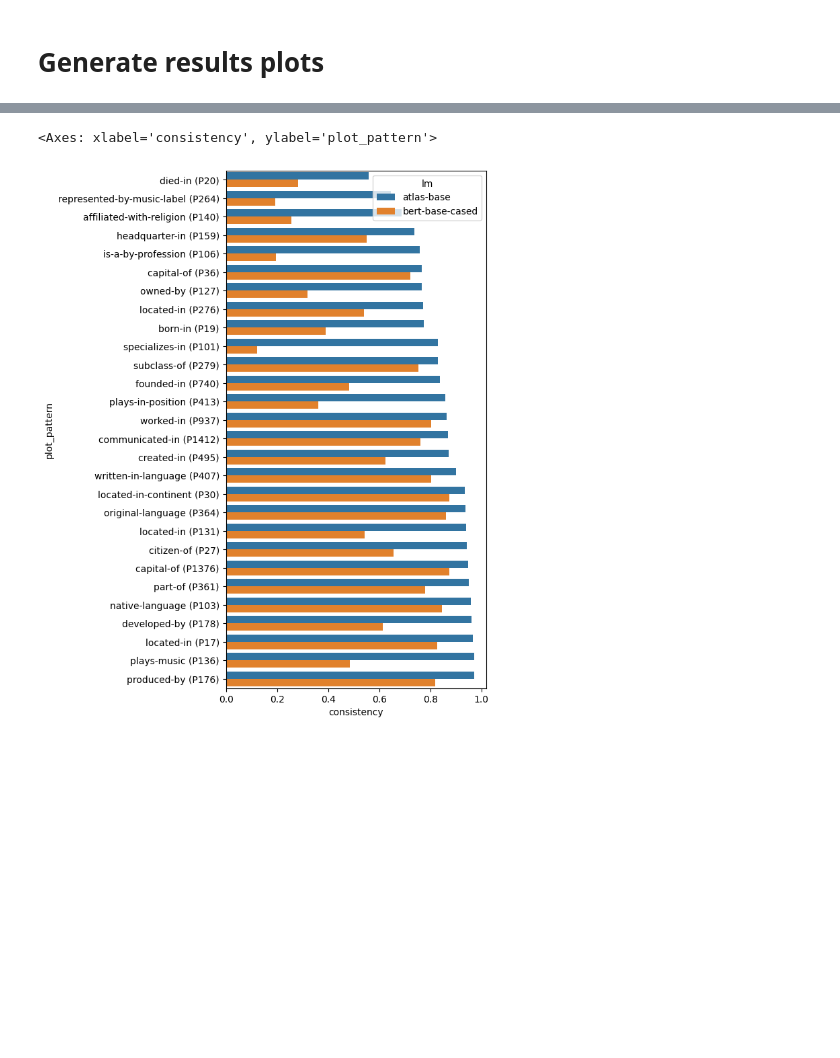
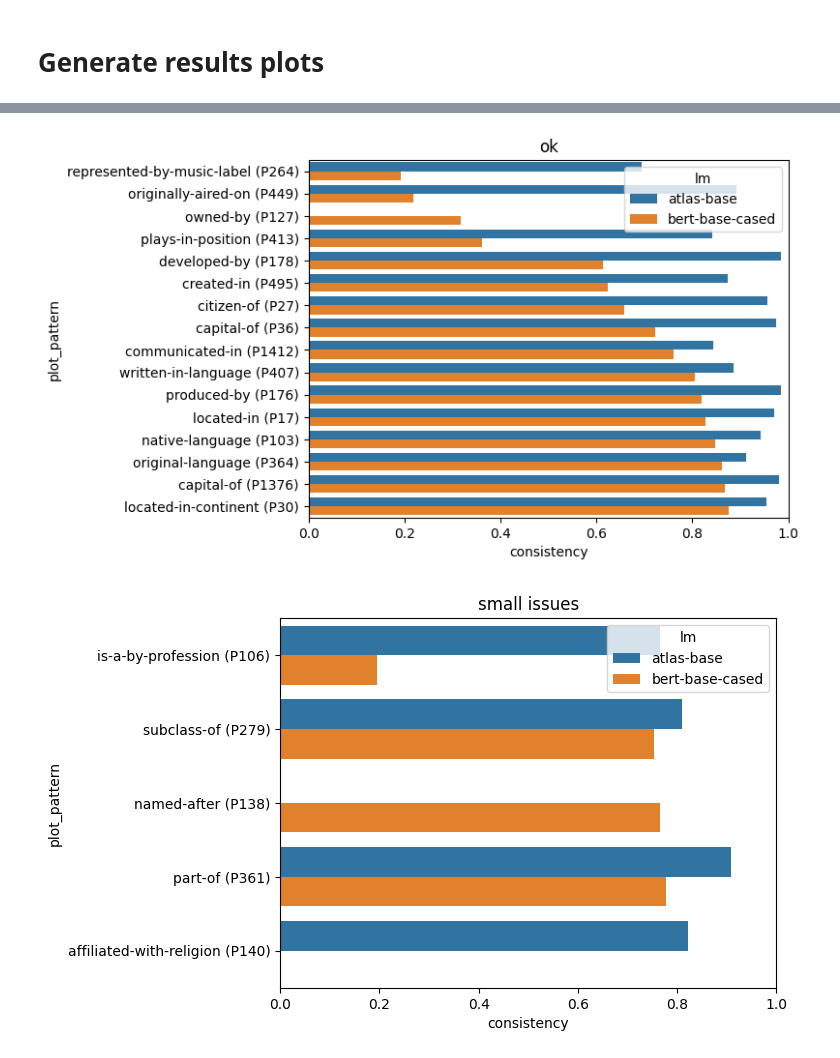
Before and after one commit to killahwhaleX/pararelstar, a Jupyter notebook: generate_result_plots.ipynb, the cells around one changed output, grey strips where cells are left out. Drawn from its saved outputs; the diff is of its cells as text; code cells hidden in the pictures; blank space fills up the shorter version.

Commit message:
Add notebook for result plots

```diff
--- a/generate_result_plots.ipynb
+++ b/generate_result_plots.ipynb
@@ -83,0 +290,6 @@ Worst performing relation?
+# %%
+tmp_data = data.groupby(["lm"]).agg({"consistency": ["mean", "std"], "lama_acc": ["mean", "std"], "lama_group_acc": ["mean", "std"], "knowledgable_consistency": ["mean", "std"],"unknowledgable_consistency": ["mean", "std"]})
+cols = tmp_data.columns.get_level_values(0).unique()
+data_to_concat = (tmp_data[col].apply(get_mean_std_string, axis=1) for col in cols)
+print_data = pd.concat(data_to_concat, axis=1, keys=cols)
+print(print_data.to_latex(escape=False))
@@ -83,0 +316,2 @@ Worst performing relation?
+# %%
+data["plot_pattern"] = data.pattern.apply(lambda val: f"{relations[val]} ({val})")
@@ -83,0 +341,9 @@ Worst performing relation?
+# %%
+sns.set_style("ticks")
+g = sns.FacetGrid(data.sort_values(by=["pattern","lm"]), col="options_quality", col_wrap=2, col_order=["ok", "small issues", "medium issues", "big issues"], sharey=False, despine=False, height=7, aspect=0.8)
+g.map_dataframe(sns.barplot, x="consistency", y="pattern", hue="lm", palette="colorblind")
+g.set_axis_labels("Consistency", "")
+g.set_titles(col_template="{col_name}")
+g.add_legend(bbox_to_anchor=(0.03, 1.065), loc="upper left", frameon=True)
+g.savefig("data/plots/atlas_results.png")
+plt.show()
@@ -83,0 +352,9 @@ Worst performing relation?
+# %%
+sns.set_style("ticks")
+g = sns.FacetGrid(data.sort_values(by=["pattern","lm"]), col="options_quality", col_wrap=2, col_order=["ok", "small issues", "medium issues", "big issues"], sharey=False, despine=False, height=7, aspect=0.8)
+g.map_dataframe(sns.barplot, x="lama_group_acc", y="pattern", hue="lm", palette="colorblind")
+g.set_axis_labels("Accurate & Consistent", "")
+g.set_titles(col_template="{col_name}")
+g.add_legend(bbox_to_anchor=(0.03, 1.065), loc="upper left", frameon=True)
+g.savefig("data/plots/atlas_results_acc_consistent.png")
+plt.show()
@@ -84,10 +365,18 @@ Worst performing relation?
 # %%
-plt.figure(figsize=(5,10))
-tmp_data = data.copy()
-tmp_data["plot_pattern"] = tmp_data.pattern.apply(lambda val: f"{relations[val]} ({val})")
+for key, val in relations_options_classification.items():
+    #plt.figure(figsize=(5,10))
+    tmp_data = data[data.pattern.isin(val)].copy()
+    if len(tmp_data)==0:
+        continue
+    tmp_data["plot_pattern"] = tmp_data.pattern.apply(lambda val: f"{relations[val]} ({val})")
 
-order = np.argsort(data[data.lm=="atlas-base"].consistency.values)
-sns.barplot(data=tmp_data, x="consistency", y="plot_pattern", hue="lm", order=tmp_data.plot_pattern.iloc[order])
+    order = np.argsort(tmp_data[tmp_data.lm=="bert-base-cased"].consistency.values)
+    order = tmp_data[tmp_data.lm=="bert-base-cased"].plot_pattern.iloc[order]
+
+    sns.barplot(data=tmp_data, x="consistency", y="plot_pattern", hue="lm", order=order)
+    plt.title(key)
+    plt.xlim([0,1])
+    plt.show()
 # %% [output]
-<Axes: xlabel='consistency', ylabel='plot_pattern'>
-[figure, old version]
+[figure, new version]
+[figure, added]
```
Also changed, not shown: parts of 37 cells of this notebook.
